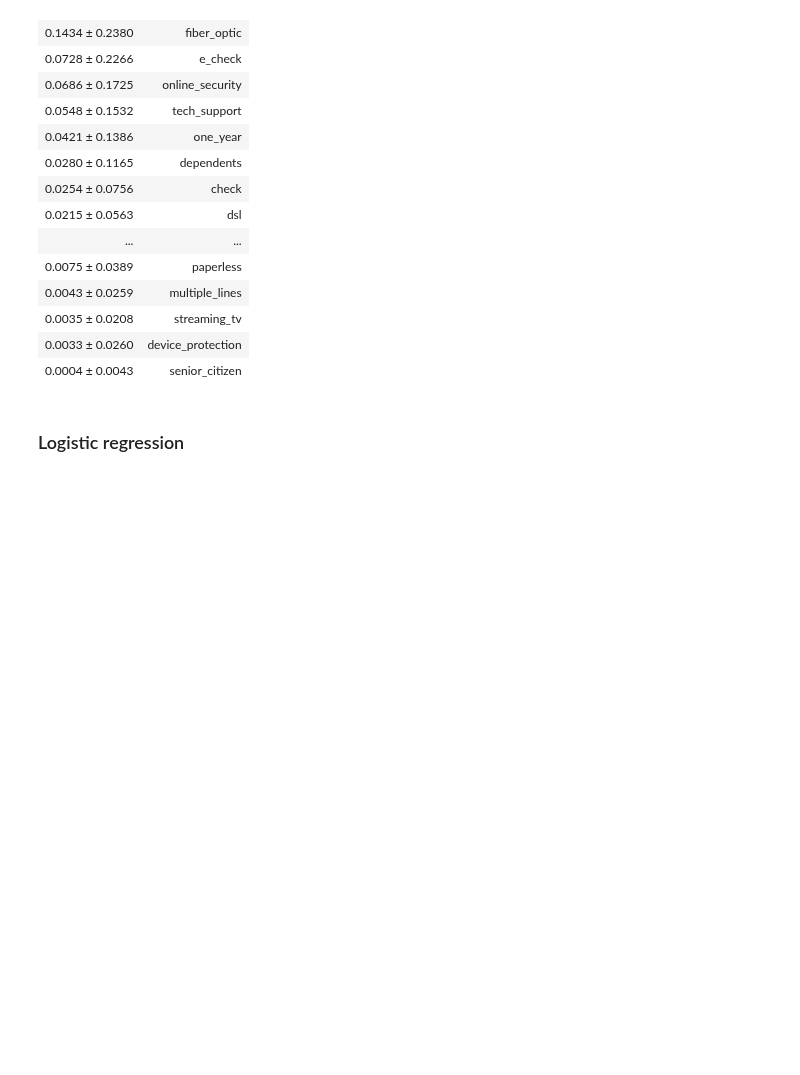
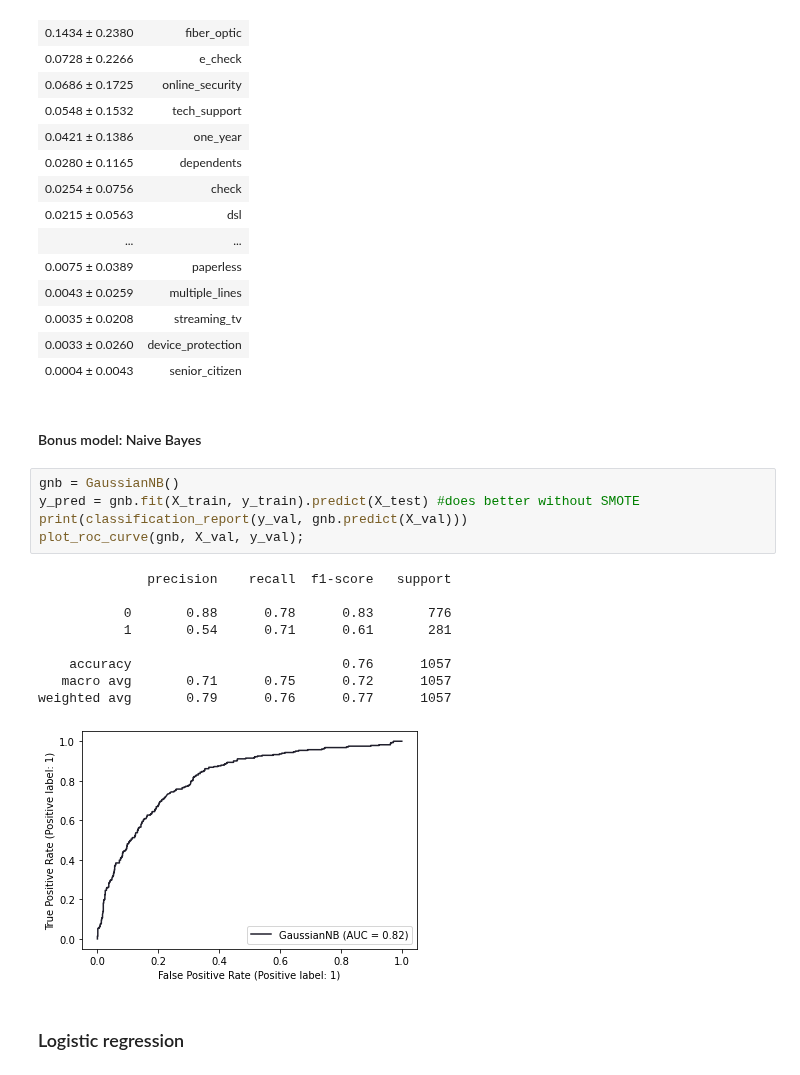
Before and after one commit to konstanzer/reducing_churn, a Jupyter notebook: final.ipynb, the cells around one changed output. Saved outputs shown, nothing was run; the diff lists cells and outputs as text; blank space fills up the shorter version.

```diff
--- a/final.ipynb
+++ b/final.ipynb
@@ -524,6 +527,23 @@ eli5.show_weights(rf, feature_names=list(X_val.columns))
 | 0.0035 ± 0.0208 | streaming_tv |
 | 0.0033 ± 0.0260 | device_protection |
 | 0.0004 ± 0.0043 | senior_citizen |
+# %% [markdown]
+#### Bonus model: Naive Bayes
+# %%
+gnb = GaussianNB()
+y_pred = gnb.fit(X_train, y_train).predict(X_test) #does better without SMOTE
+print(classification_report(y_val, gnb.predict(X_val)))
+plot_roc_curve(gnb, X_val, y_val);
+# %% [output]
+              precision    recall  f1-score   support
+
+           0       0.88      0.78      0.83       776
+           1       0.54      0.71      0.61       281
+
+    accuracy                           0.76      1057
+   macro avg       0.71      0.75      0.72      1057
+weighted avg       0.79      0.76      0.77      1057
+[figure, added]
 # %% [markdown]
 ### Logistic regression
 # %%
```
Also changed, not shown: parts of 5 cells of this notebook.
